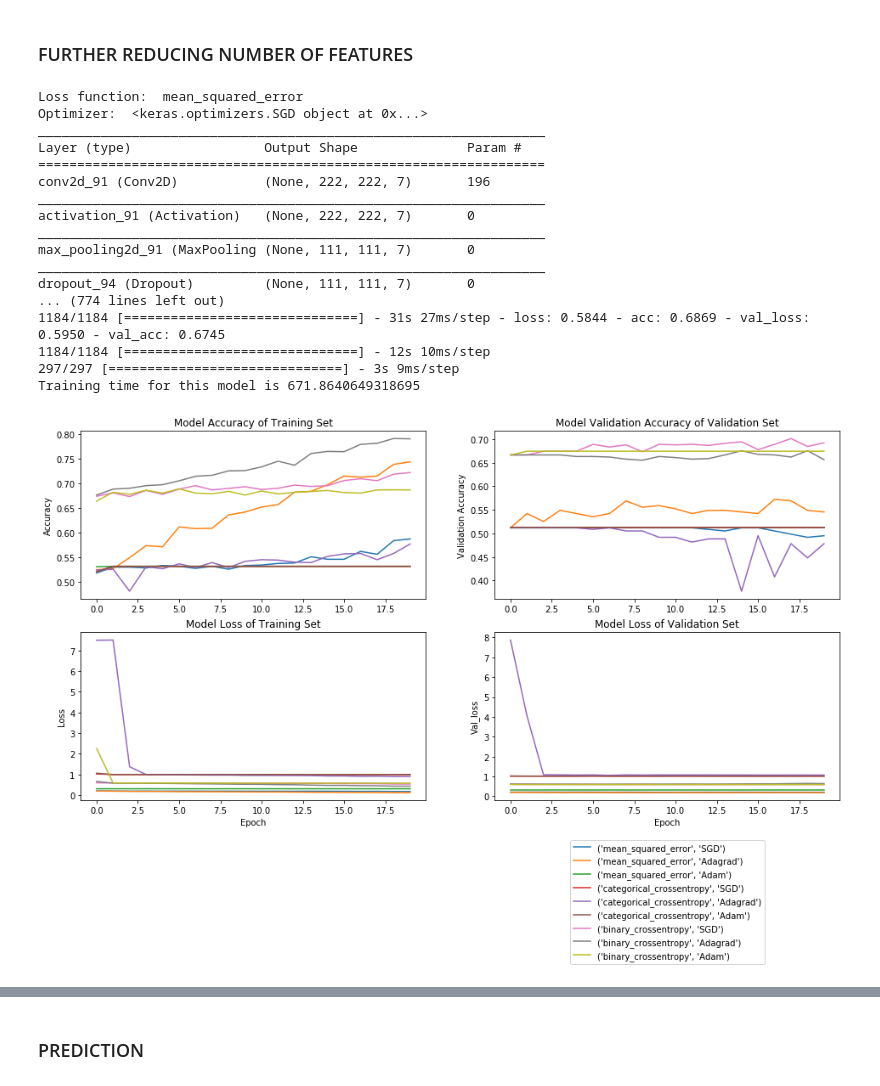
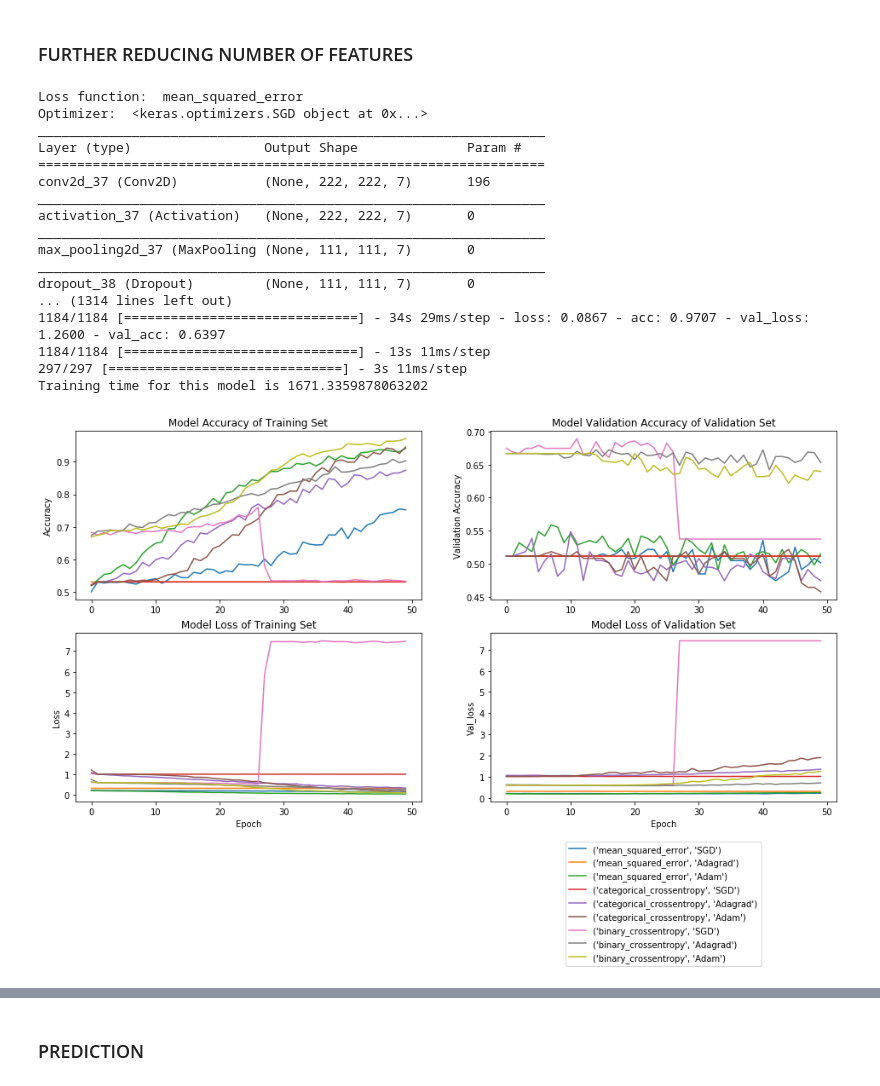
Before and after one commit to HuongIvyNguyen/springboard_datascience, a Jupyter notebook: Capstone_Project1/Capstone1_Model_Selection.ipynb, the cells around one changed output, grey strips where cells are left out. Drawn from its saved outputs; the diff is of its cells as text; code cells hidden in the pictures.

```diff
--- a/Capstone_Project1/Capstone1_Model_Selection.ipynb
+++ b/Capstone_Project1/Capstone1_Model_Selection.ipynb
@@ -544,7 +623,7 @@ for activate in activation_list:
 
     history_new_activate = new_activation_model1.fit(X_train, Y_train,
                    batch_size=batch_size,
-                   epochs=17,
+                   epochs=25,
                    callbacks=[modelcheckpoint],
                    validation_data=[X_valid, Y_valid])
 
@@ -754,7 +837,7 @@ for i in range(len(combinations)):
                                             mode='auto', period=1)
     model_history = model.fit(X_train, Y_train,
               batch_size=batch_size,
-             epochs=20,
+             epochs=6,
              callbacks=[modelcheckpoint],
              validation_data=[X_valid, Y_valid])
     test_combination_histories.append(model_history)
@@ -797,0 +888,27 @@ The best loss-function/optimizer combination is  ('binary_crossentropy', <keras.
+# %%
+fig7 = plt.figure(figsize=(16,8))
+
+for i, history in enumerate(test_combination_histories):
+    ax1 = fig7.add_subplot(2,2,1)
+    ax1.plot(history.history['acc'], label=combo_names[i])
+    ax1.set_ylabel('Accuracy')
+    ax1.set_title('Model Accuracy of Training Set')
+
+    ax2 = fig7.add_subplot(2,2,2)
+    ax2.plot(history.history['val_acc'], label=combo_names[i])
+    ax2.set_ylabel('Validation Accuracy')
+    ax2.set_title('Model Validation Accuracy of Validation Set')
+
+    ax3 = fig7.add_subplot(2,2,3)
+    ax3.plot(history.history['loss'], label=combo_names[i])
+    ax3.set_xlabel('Epoch')
+    ax3.set_ylabel('Loss')
+    ax3.set_title('Model Loss of Training Set')
+
+    ax4 = fig7.add_subplot(2,2,4)
+    ax4.plot(history.history['val_loss'], label=combo_names[i])
+    ax4.set_xlabel('Epoch')
+    ax4.set_ylabel('Val_loss')
+    ax4.set_title('Model Loss of Validation Set')
+    ax4.legend(loc=8, bbox_to_anchor=(0.5, -1))
+plt.show()
@@ -836,7 +955,7 @@ for i in range(len(combinations)):
                                             mode='auto', period=1)
     model_history = model.fit(X_train, Y_train,
               batch_size=batch_size,
-             epochs=20,
+             epochs=50,
              callbacks=[modelcheckpoint],
              validation_data=[X_valid, Y_valid])
     test_combination_histories.append(model_history)
@@ -858,15 +977,15 @@ Optimizer:  <keras.optimizers.SGD object at 0x...>
 _________________________________________________________________
 Layer (type)                 Output Shape              Param #
 =================================================================
-conv2d_91 (Conv2D)           (None, 222, 222, 7)       196
+conv2d_37 (Conv2D)           (None, 222, 222, 7)       196
 _________________________________________________________________
-activation_91 (Activation)   (None, 222, 222, 7)       0
+activation_37 (Activation)   (None, 222, 222, 7)       0
 _________________________________________________________________
-max_pooling2d_91 (MaxPooling (None, 111, 111, 7)       0
+max_pooling2d_37 (MaxPooling (None, 111, 111, 7)       0
 _________________________________________________________________
-dropout_94 (Dropout)         (None, 111, 111, 7)       0
-... (774 lines left out)
-1184/1184 [==============================] - 31s 27ms/step - loss: 0.5844 - acc: 0.6869 - val_loss: 0.5950 - val_acc: 0.6745
-1184/1184 [==============================] - 12s 10ms/step
-297/297 [==============================] - 3s 9ms/step
-Training time for this model is 671.8640649318695
+dropout_38 (Dropout)         (None, 111, 111, 7)       0
+... (1314 lines left out)
+1184/1184 [==============================] - 34s 29ms/step - loss: 0.0867 - acc: 0.9707 - val_loss: 1.2600 - val_acc: 0.6397
+1184/1184 [==============================] - 13s 11ms/step
+297/297 [==============================] - 3s 11ms/step
+Training time for this model is 1671.3359878063202
@@ -880,32 +992,32 @@ for combination in combinations:
 # %%
-fig = plt.figure(figsize=(16,8))
+fig8 = plt.figure(figsize=(16,8))
 
 for i, history in enumerate(test_combination_histories):
-    ax1 = fig.add_subplot(2,2,1)
+    ax1 = fig8.add_subplot(2,2,1)
     ax1.plot(history.history['acc'], label=combo_names[i])
     ax1.set_ylabel('Accuracy')
     ax1.set_title('Model Accuracy of Training Set')
 
-    ax2 = fig.add_subplot(2,2,2)
+    ax2 = fig8.add_subplot(2,2,2)
     ax2.plot(history.history['val_acc'], label=combo_names[i])
     ax2.set_ylabel('Validation Accuracy')
     ax2.set_title('Model Validation Accuracy of Validation Set')
 
-    ax3 = fig.add_subplot(2,2,3)
+    ax3 = fig8.add_subplot(2,2,3)
     ax3.plot(history.history['loss'], label=combo_names[i])
     ax3.set_xlabel('Epoch')
     ax3.set_ylabel('Loss')
     ax3.set_title('Model Loss of Training Set')
 
-    ax4 = fig.add_subplot(2,2,4)
+    ax4 = fig8.add_subplot(2,2,4)
     ax4.plot(history.history['val_loss'], label=combo_names[i])
     ax4.set_xlabel('Epoch')
     ax4.set_ylabel('Val_loss')
     ax4.set_title('Model Loss of Validation Set')
     ax4.legend(loc=8, bbox_to_anchor=(0.5, -1))
 plt.show()
 # %% [output]
-[figure, old version]
+[figure, new version]
 # %%
 best_acc = max(test_combination_val_accs)
 best_acc_idx = test_combination_val_accs.index(best_acc)
```
Also changed, not shown: parts of 38 cells of this notebook.
